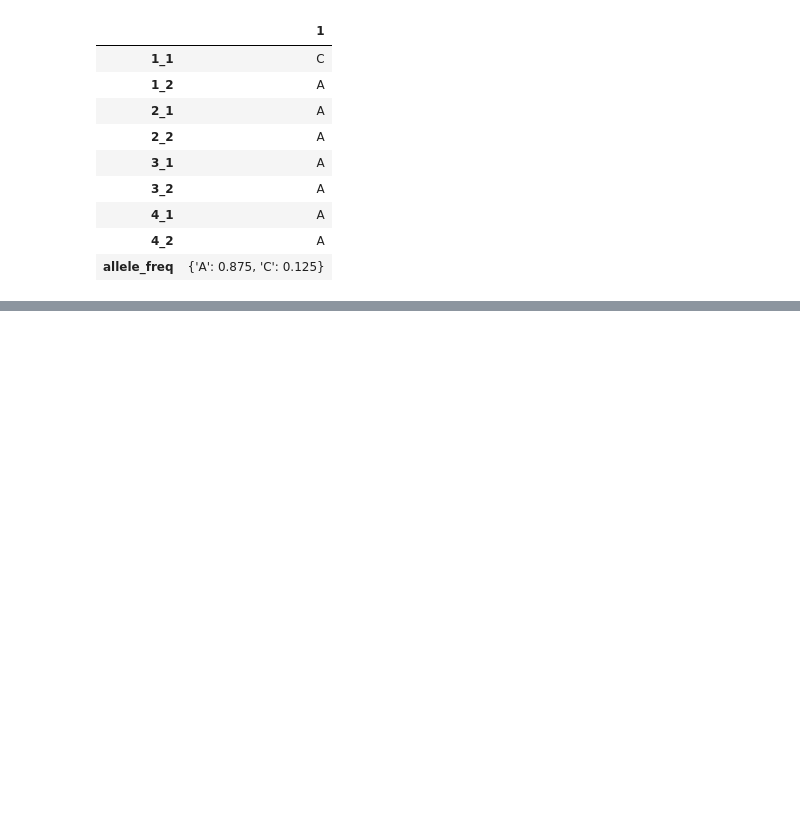
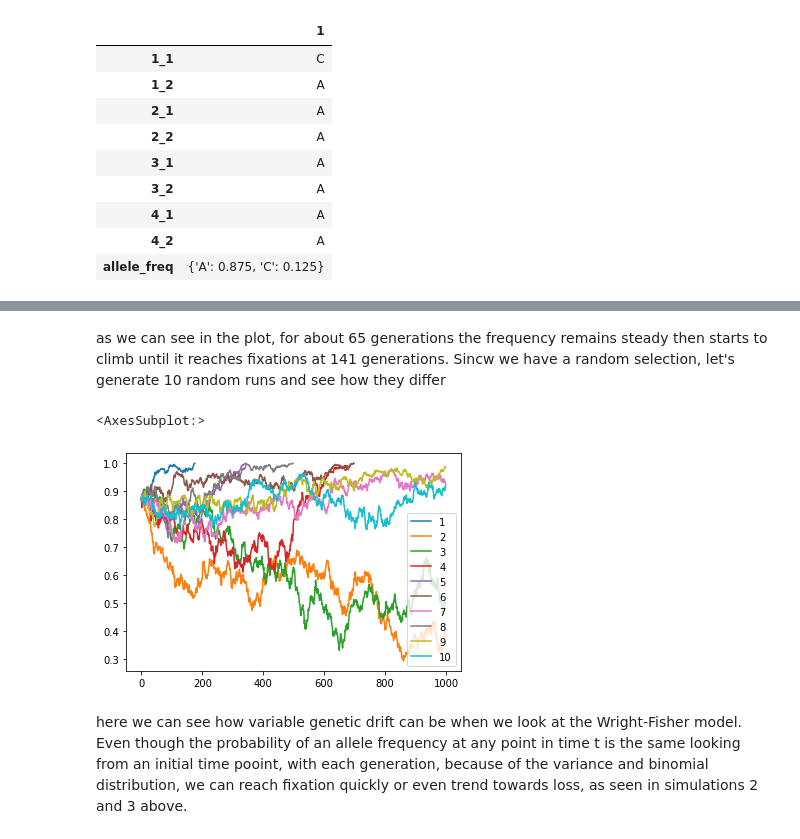
Before and after one commit to djemec/computational_pop_gen, a Jupyter notebook: fundamental_evolutionary_models.ipynb, the cells around one changed output, grey strips where cells are left out. Cells and saved outputs as stored; diff of their text form; code cells hidden in the pictures; blank space fills up the shorter version.

```diff
--- a/fundamental_evolutionary_models.ipynb
+++ b/fundamental_evolutionary_models.ipynb
@@ -209,0 +323,25 @@ var = 0.013671875
+# %% [markdown]
+as we can see in the plot, for about 65 generations the frequency remains steady then starts to climb until it reaches fixations at 141 generations.  Sincw we have a random selection, let's generate 10 random runs and see how they differ
+# %%
+gen = 1000
+sims = 10
+
+#creting a blank dataframe with the columns for each simulation and a row for each generation
+ten_kgen_wf_df = pd.DataFrame(columns = [i+1 for i in range(sims)])
+ten_kgen_wf_df = ten_kgen_wf_df.reindex(list(range(0, gen))).reset_index(drop=True)
+
+for seed in range(1,sims+1):
+    # clears the df
+    tmp_df = pd.DataFrame()
+    # runs the wf simulation
+    tmp_df = sim_wright_fisher(gen, n, i_k, seed)
+
+    # stores the run in the column
+    ten_kgen_wf_df[seed] = tmp_df['p_t']
+
+ten_kgen_wf_df.plot.line()
+# %% [output]
+<AxesSubplot:>
+[figure, added]
+# %% [markdown]
+here we can see how variable genetic drift can be when we look at the Wright-Fisher model.  Even though the probability of an allele frequency at any point in time t is the same looking from an initial time pooint, with each generation, because of the variance and binomial distribution, we can reach fixation quickly or even trend towards loss, as seen in simulations 2 and 3 above.
```
Also changed, not shown: parts of 12 cells of this notebook.
